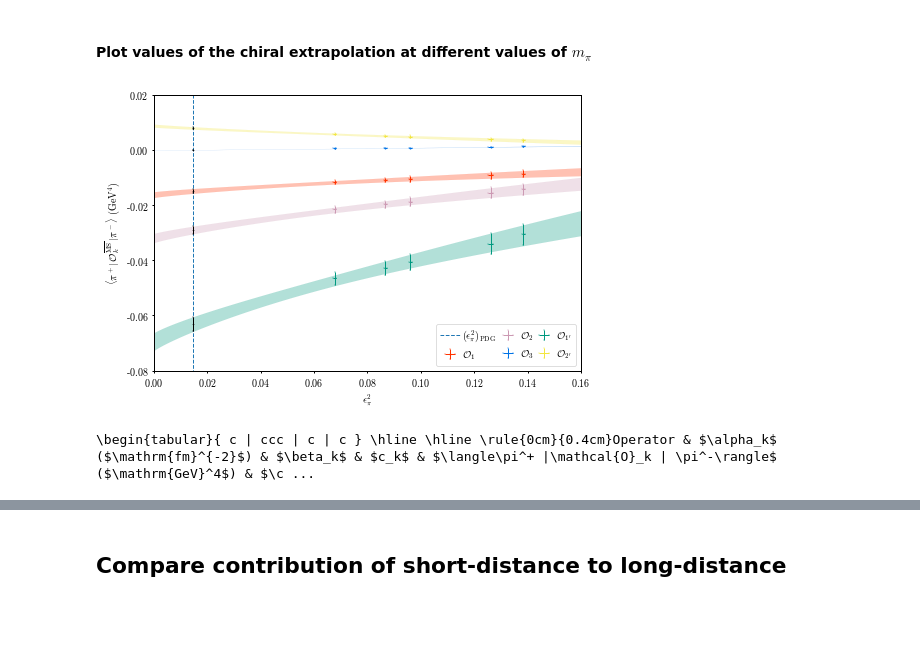
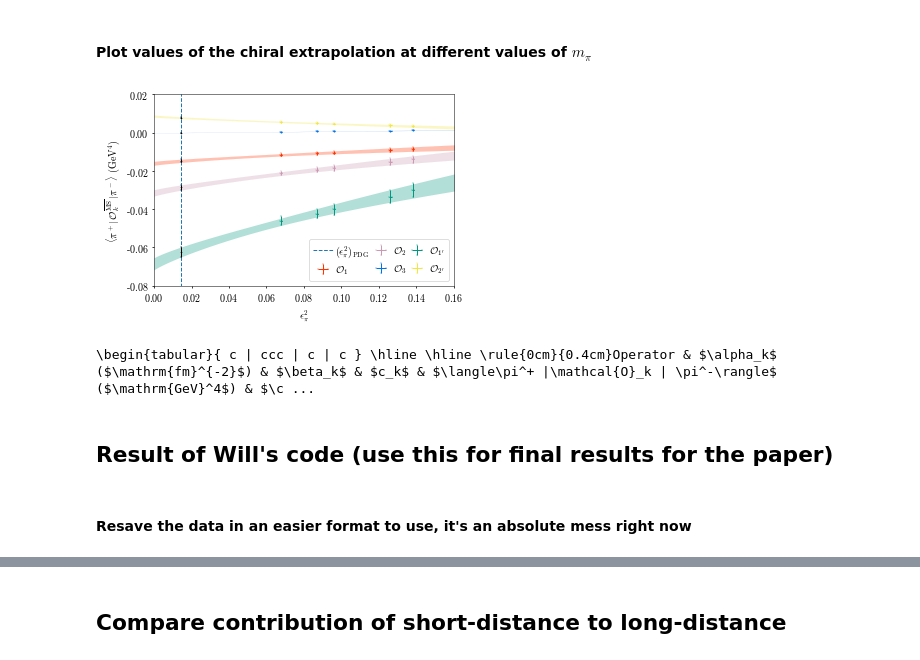
Before and after one commit to poare/lqcd, a Jupyter notebook: 0nubb/python_scripts/Chiral Extrapolation.ipynb, the cells around one changed output, grey strips where cells are left out. Cells and saved outputs as stored; diff of their text form; code cells hidden in the pictures; blank space fills up the shorter version.

```diff
--- a/0nubb/python_scripts/Chiral Extrapolation.ipynb
+++ b/0nubb/python_scripts/Chiral Extrapolation.ipynb
@@ -762,40 +867,40 @@ with sns.plotting_context('paper'):
     #plt.figure(figsize = (10, 6))
     #asp_ratio = 4/3
     asp_ratio = 3/2
-    plt.figure(figsize = (style['colwidth'], style['colwidth'] / asp_ratio))
+    plt.figure(figsize = (0.75*style['colwidth'], 0.75*style['colwidth'] / asp_ratio))
     for j in range(n_ops):
         _, caps, _ = plt.errorbar(eps_sq_sub_mu, scale * np.array(mat_elems_sub_mu[j]), xerr = eps_sq_sub_sigma, yerr = mat_elems_sub_sigma[j], \
                      c = colors[j], fmt = markers[j], label = labels[j], capsize = style['endcaps'], elinewidth = style['ebar_width'], \
                      markersize = style['markersize'])
         plt.fill_between(epsilon_sq_range[1:], scale * np.array(band_data_mu[j]) + band_data_sigma[j], scale * np.array(band_data_mu[j]) - band_data_sigma[j], \
                         color = colors[j], alpha = 0.3, linewidth = 0.1)
         for cap in caps:
             cap.set_markeredgewidth(style['ecap_width'])
     plt.vlines(eps_sq_0, -0.1, 0.02, linestyles = 'dashed', label = '$(\epsilon^2_\pi)_{\mathrm{PDG}}$', linewidth = style['ebar_width'])
     _, caps, _ = plt.errorbar([eps_sq_0, eps_sq_0, eps_sq_0, eps_sq_0, eps_sq_0], scale * np.array(O_phys_mu), yerr = O_phys_sigma, \
                  c = 'k', fmt = markers[j], capsize = style['endcaps'], markersize = style['markersize'], elinewidth = style['ebar_width'])
     for cap in caps:
         cap.set_markeredgewidth(style['ecap_width'])
 #     plt.legend(bbox_to_anchor=(1.0, 0.0), loc='lower right', prop={'size': style['fontsize'] * 0.9}, ncol = 3, handletextpad = 0.2, columnspacing = 1.0)
     plt.legend(bbox_to_anchor=(1.0, 0.0), loc='lower right', prop={'size': style['fontsize']}, ncol = 3, handletextpad = 0.2, columnspacing = 0.1)
     plt.xlim((0.0, 0.16))
     plt.ylim((-0.08, 0.02))
     #plt.ylim((-0.1, 0.02))
     plt.xticks(fontsize = style['fontsize'])
     plt.yticks(fontsize = style['fontsize'])
     plt.xlabel('$\epsilon_\pi^2$', fontsize = style['fontsize'])
     plt.ylabel('$\\langle \pi^+| \, \mathcal{O}_k^{\overline{\mathrm{MS}}} \, |\pi^- \\rangle$ (GeV$^4$)', fontsize = style['fontsize'])
     ax = plt.gca()
     ax.xaxis.set_tick_params(width = style['tickwidth'], length = style['ticklength'])
     ax.yaxis.set_tick_params(width = style['tickwidth'], length = style['ticklength'])
     for spine in spinedirs:
         ax.spines[spine].set_linewidth(style['axeswidth'])
     plt.tight_layout()
     plt.savefig('/Users/theoares/Dropbox (MIT)/research/0nubb/paper/plots/renorm_chiral_extrap.pdf', bbox_inches='tight')
     #plt.savefig('/Users/theoares/Dropbox (MIT)/research/0nubb/paper/plots/renorm_chiral_extrap_Rp.pdf', bbox_inches='tight')
     plt.show()
 # %% [output]
-[figure, old version]
+[figure, new version]
 # %%
 # format output table
 out_col_labels = np.array(['\\rule{0cm}{0.4cm}Operator', '$\\alpha_k$ ($\\mathrm{fm}^{-2}$)', '$\\beta_k$', '$c_k$', \
@@ -812,3 +917,7 @@ print(export_vert_table_latex(full_table, out_col_labels, out_hor_labels, hline_
                               header = '\\begin{tabular}{ c | ccc | c | c } \\hline \\hline '))
 # %% [output]
 \begin{tabular}{ c | ccc | c | c } \hline \hline \rule{0cm}{0.4cm}Operator & $\alpha_k$ ($\mathrm{fm}^{-2}$) & $\beta_k$ & $c_k$ & $\langle\pi^+ |\mathcal{O}_k | \pi^-\rangle$ ($\mathrm{GeV}^4$) & $\c ...
+# %% [markdown]
+## Result of Will's code (use this for final results for the paper)
+# %% [markdown]
+#### Resave the data in an easier format to use, it's an absolute mess right now
```
Also changed, not shown: parts of 45 cells of this notebook, 28 other files.
